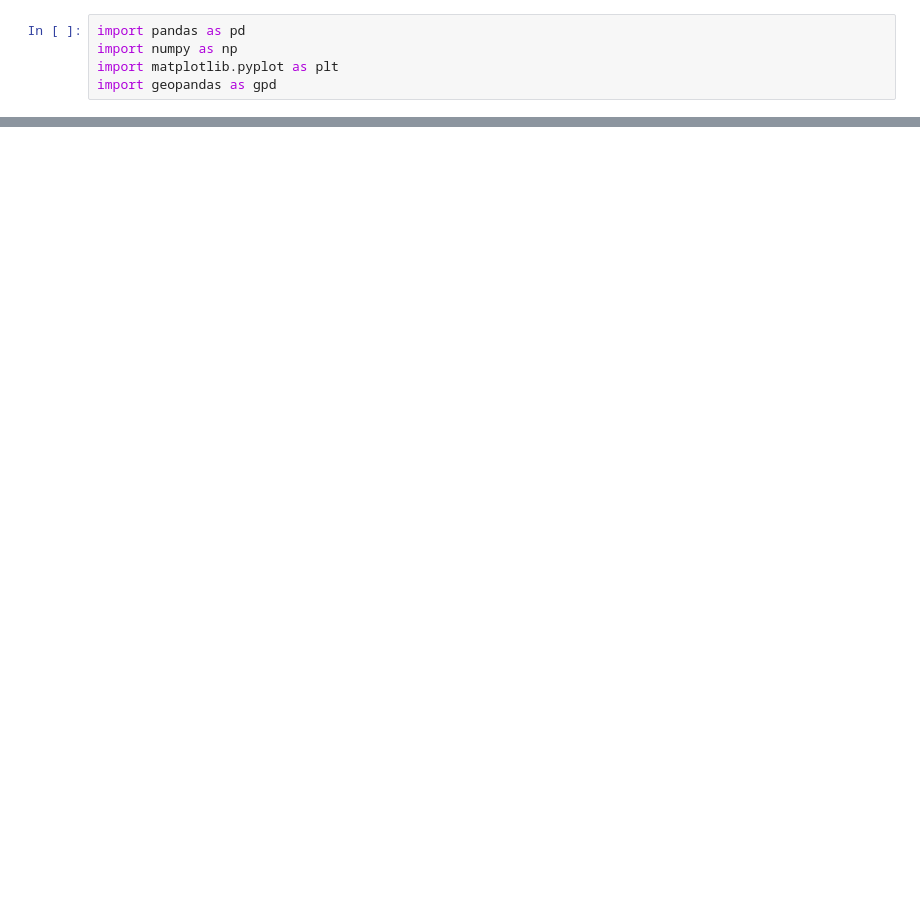
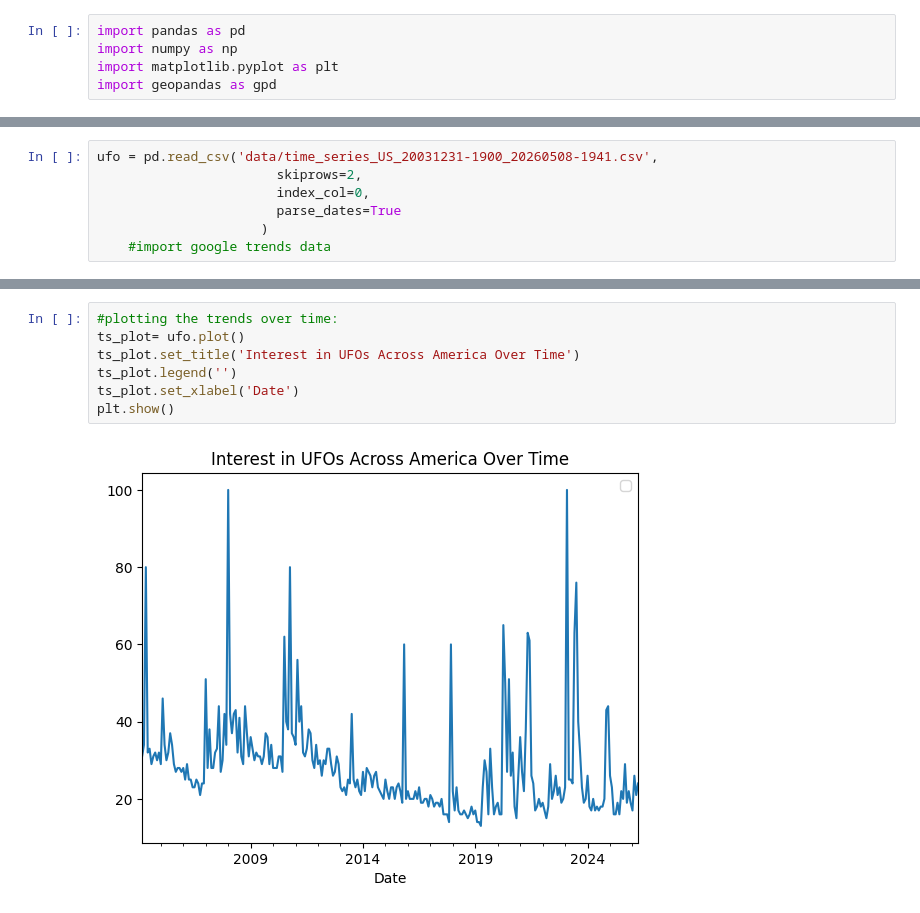
Before and after one commit to glynnboltman/comm3180_S26_Blog, a Jupyter notebook: posts/008_DOW6/trends_blog.ipynb, the cells around one changed output, grey strips where cells are left out. Cells and saved outputs as stored; diff of their text form; blank space fills up the shorter version.

Commit message:
google trends analysis.
Not my best work, so sorry.

```diff
--- a/posts/008_DOW6/trends_blog.ipynb
+++ b/posts/008_DOW6/trends_blog.ipynb
@@ -226,0 +25,7 @@ Still, as a first pass, the pattern is suggestive enough to be worth investigati
+# %%
+ufo = pd.read_csv('data/time_series_US_20031231-1900_20260508-1941.csv',
+                       skiprows=2,
+                       index_col=0,
+                       parse_dates=True
+                     )
+    #import google trends data
@@ -226,0 +46,9 @@ Still, as a first pass, the pattern is suggestive enough to be worth investigati
+# %%
+#plotting the trends over time:
+ts_plot= ufo.plot()
+ts_plot.set_title('Interest in UFOs Across America Over Time')
+ts_plot.legend('')
+ts_plot.set_xlabel('Date')
+plt.show()
+# %% [output]
+[figure, added]
```
Also changed, not shown: parts of 30 cells of this notebook, 3 other files.
